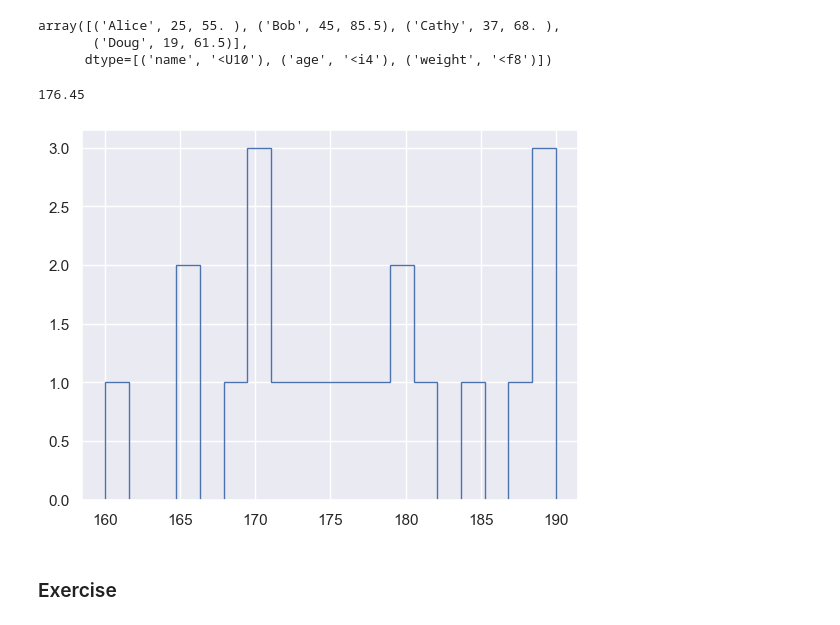
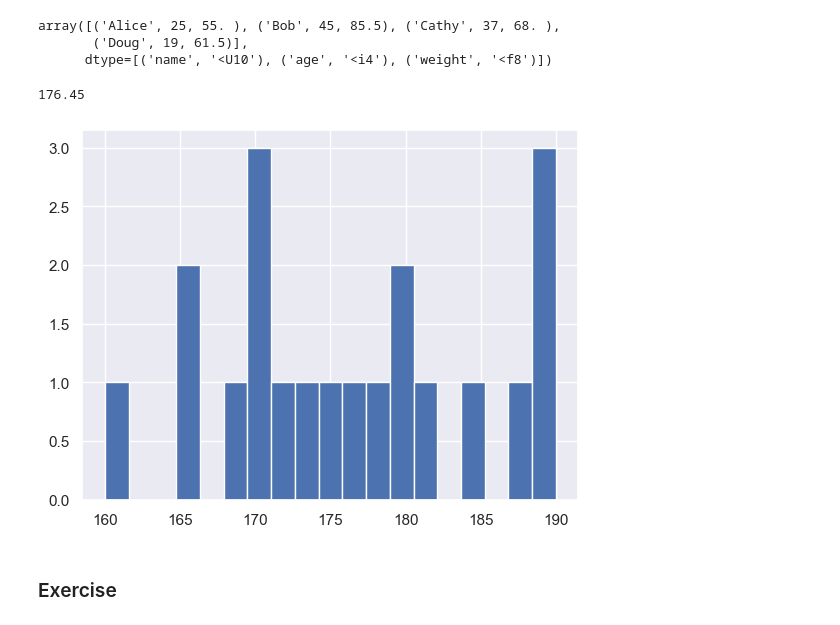
Before and after one commit to HerbSek/Learning-Data-Science, a Jupyter notebook: numpy.ipynb, the cells around one changed output. Drawn from its saved outputs; the diff is of its cells as text; code cells hidden in the pictures.

```diff
--- a/numpy.ipynb
+++ b/numpy.ipynb
@@ -740,20 +754,20 @@ array([('Alice', 25, 55. ), ('Bob', 45, 85.5), ('Cathy', 37, 68. ),
 # %%
 import numpy as np
 import pandas as pd
 from matplotlib import pyplot as plt
 import seaborn
 
 seaborn.set()
 file = pd.read_csv('president.csv')
 data = np.array(file['height(cm)'])
 maxi = np.max(data)
 mini = np.min(data)
 bin_data = np.linspace(mini, maxi, len(data))
-plt.hist(data, bin_data , histtype="step")
+plt.hist(data, bin_data , histtype="bar")
 print(np.mean(data))
 # %% [output]
 176.45
-[figure, old version]
+[figure, new version]
 # %% [markdown]
 ### Exercise
 # %%
```
Also changed, not shown: parts of 8 cells of this notebook.
